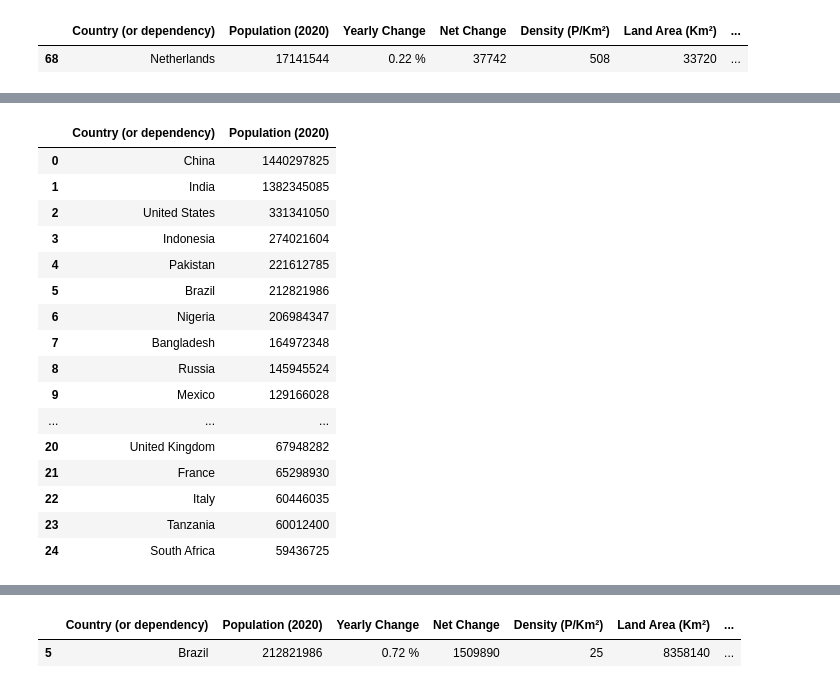
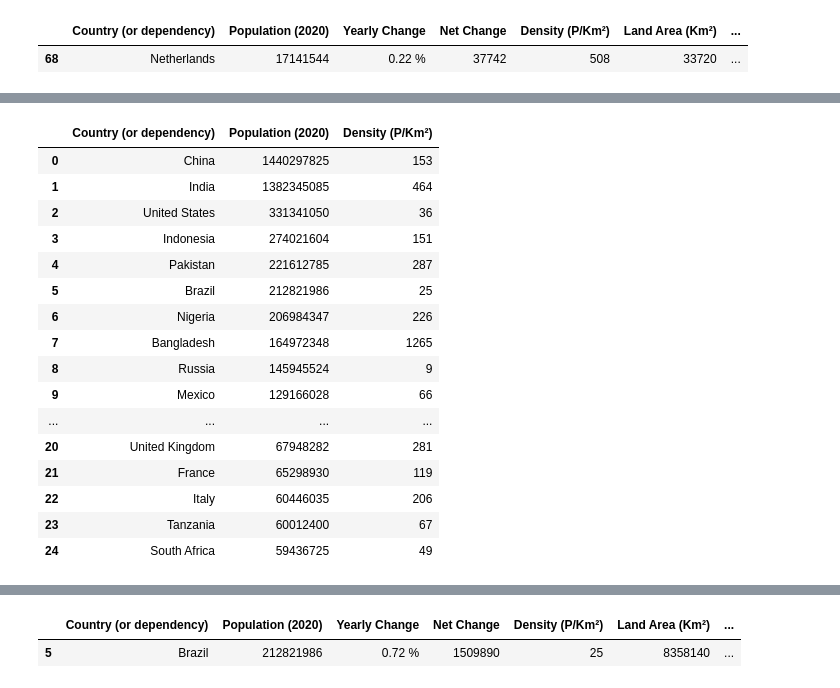
Before and after one commit to fjmutsters/covid19, a Jupyter notebook: Code/countriesanalysis.ipynb, the cells around one changed output, grey strips where cells are left out. Drawn from its saved outputs; the diff is of its cells as text; code cells hidden in the pictures.

```diff
--- a/Code/countriesanalysis.ipynb
+++ b/Code/countriesanalysis.ipynb
@@ -75,30 +75,30 @@ dtypes: float64(1), int64(4), object(6)
 memory usage: 20.3+ KB
 # %%
 #25 biggest countries in world
-df1 = countries[['Country (or dependency)', 'Population (2020)']]
-df1 = df1.nlargest(25, ['Population (2020)'])
-df1
+df1 = countries[['Country (or dependency)', 'Population (2020)', 'Density (P/Km²)']]
+df2 = df1.nlargest(25, ['Population (2020)'])
+df2
 
 #India 1382 million, Brazil 213 million, Turkey 84 million, UK 68 million, Italy 60 million
 #South Korea, Romania and NL not in 25 biggest countries
 # %% [output]
-|  | Country (or dependency) | Population (2020) |
-| 0 | China | 1440297825 |
-| 1 | India | 1382345085 |
-| 2 | United States | 331341050 |
-| 3 | Indonesia | 274021604 |
-| 4 | Pakistan | 221612785 |
-| 5 | Brazil | 212821986 |
-| 6 | Nigeria | 206984347 |
-| 7 | Bangladesh | 164972348 |
-| 8 | Russia | 145945524 |
-| 9 | Mexico | 129166028 |
-| ... | ... | ... |
-| 20 | United Kingdom | 67948282 |
-| 21 | France | 65298930 |
-| 22 | Italy | 60446035 |
-| 23 | Tanzania | 60012400 |
-| 24 | South Africa | 59436725 |
+|  | Country (or dependency) | Population (2020) | Density (P/Km²) |
+| 0 | China | 1440297825 | 153 |
+| 1 | India | 1382345085 | 464 |
+| 2 | United States | 331341050 | 36 |
+| 3 | Indonesia | 274021604 | 151 |
+| 4 | Pakistan | 221612785 | 287 |
+| 5 | Brazil | 212821986 | 25 |
+| 6 | Nigeria | 206984347 | 226 |
+| 7 | Bangladesh | 164972348 | 1265 |
+| 8 | Russia | 145945524 | 9 |
+| 9 | Mexico | 129166028 | 66 |
+| ... | ... | ... | ... |
+| 20 | United Kingdom | 67948282 | 281 |
+| 21 | France | 65298930 | 119 |
+| 22 | Italy | 60446035 | 206 |
+| 23 | Tanzania | 60012400 | 67 |
+| 24 | South Africa | 59436725 | 49 |
 # %%
 #plot of 25 biggest countries in the world
 fig, ax = plt.subplots(figsize=(16, 6))
```
Also changed, not shown: parts of 4 cells of this notebook, 3 other files.
